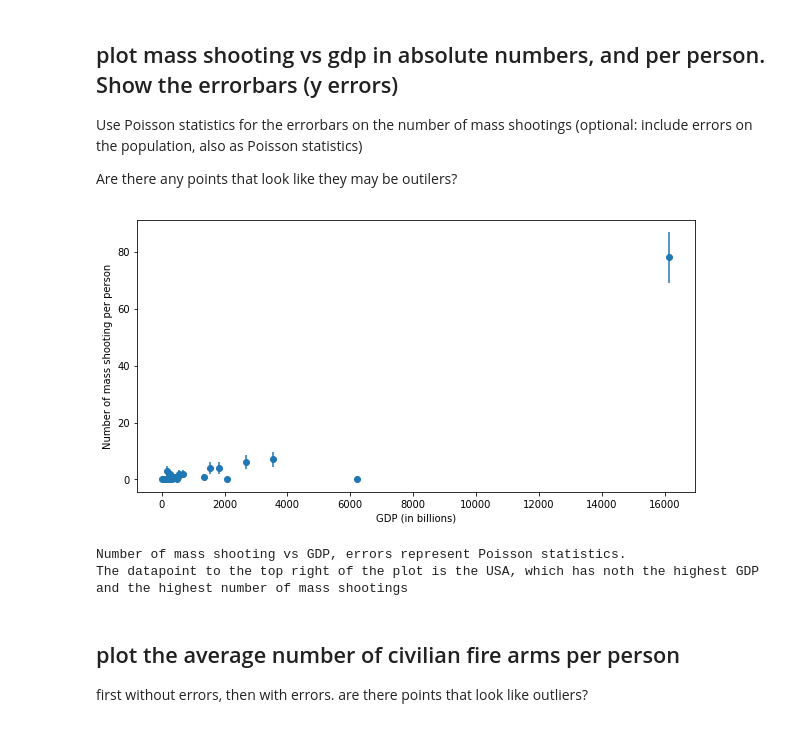
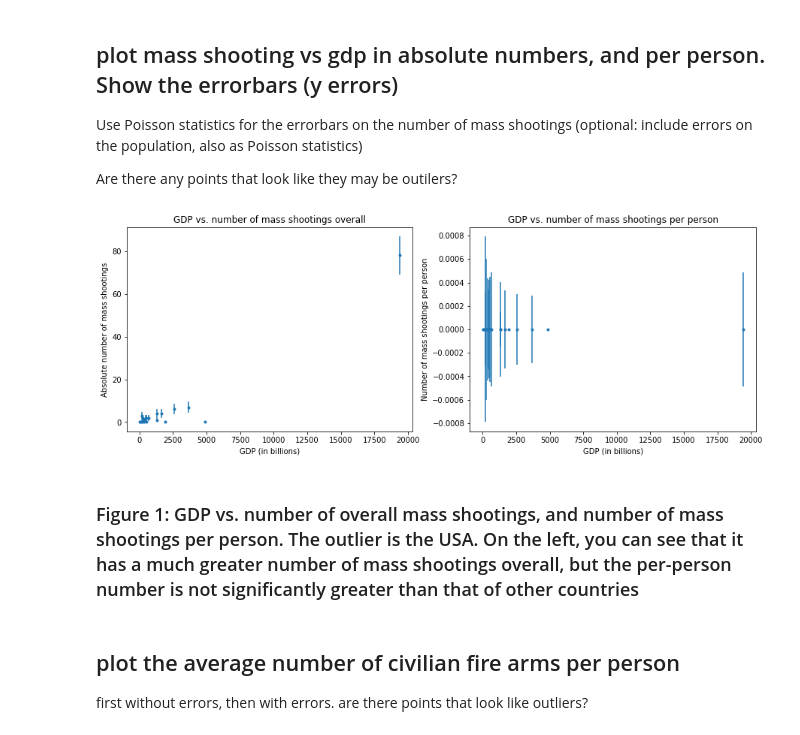
Before and after one commit to aawerner/PUI2018_aaw329, a Jupyter notebook: HW9_aaw329/HW9_3_aaw329.ipynb, the cells around one changed output. Saved outputs shown, nothing was run; the diff lists cells and outputs as text; code cells hidden in the pictures.

```diff
--- a/HW9_aaw329/HW9_3_aaw329.ipynb
+++ b/HW9_aaw329/HW9_3_aaw329.ipynb
@@ -66,7 +86,8 @@ firearms_df.head()
 | 3 | Anguilla | AI | WHO-MDB | 24.0 | 1.0 | ... |
 | 4 | Argentina | AR | Ministry of Justice | 52.0 | 1198.0 | ... |
 # %%
-merged = mass_shooting_df.merge(pop_df, left_on="Country", right_on="TableName")
+merged = mass_shooting_df.merge(pop_df, left_on="Country", right_on="Country Name")
+merged = merged.merge(gdp_df, left_on="Country", right_on="Country Name")
 merged_full = merged.merge(firearms_df, left_on="Country", right_on="Country/Territory")
 merged_full.head()
 # %% [output]
@@ -78,0 +100,10 @@ merged_full.head()
+# %%
+df = merged_full.drop(merged_full.columns.difference(["Country Name",
+                                                      "Average total all civilian firearms",
+                                                      "Population",
+                                                      "GDP",
+                                                      "Number of homicides by firearm",
+                                                      "Country",
+                                                      "Guns per 100 inhabitants",
+                                                      "Number of mass shootings (1983-2013)"]), 1)
+df.head()
@@ -84,25 +122,37 @@ merged_full.head()
 Use Poisson statistics for the errorbars on the number of mass shootings (optional: include errors on the population, also as Poisson statistics)
 
 Are there any points that look like they may be outilers?
+# %%
+df["shootingspp"] = df['Number of mass shootings (1983-2013)'] / df["Population"]
 # %%
-fig = pl.figure(figsize=(10,5))
-ax = fig.add_subplot(111)
+fig = pl.figure(figsize=(15,5))
+ax = fig.add_subplot(121)
 
-scatter = ax.scatter(df_.gdp / 1e9, df_['Number of mass shootings'])
-ax.errorbar(df_.gdp / 1e9, df_['Number of mass shootings'],
-            yerr = np.sqrt(df_['Number of mass shootings'] * 1.0), fmt = '.')
+#scatter = ax.scatter(df.GDP / 1e9, df['Number of mass shootings (1983-2013)'])
+ax.errorbar(df.GDP / 1e9,
+            df['Number of mass shootings (1983-2013)'],
+            yerr = np.sqrt(df['Number of mass shootings (1983-2013)'] * 1.0),
+            fmt = '.')
 ax.set_xlabel("GDP (in billions)")
-ax.set_ylabel("Number of mass shooting per person")
+ax.set_ylabel("Absolute number of mass shootings")
 ax.set_ylim()
+ax.set_title("GDP vs. number of mass shootings overall")
+
+ax = fig.add_subplot(122)
+ax.errorbar(df.GDP / 1e9,
+            df["shootingspp"],
+            yerr = np.sqrt(df["shootingspp"] * 1.0),
+            fmt = '.')
+ax.set_xlabel("GDP (in billions)")
+ax.set_ylabel("Number of mass shootings per person")
+ax.set_ylim()
+ax.set_title("GDP vs. number of mass shootings per person")
+
 pl.show()
-print ("Number of mass shooting vs GDP, " +
-       "errors represent Poisson statistics.\n" +
-       "The datapoint to the top right of the plot is the USA, " +
-       "which has noth the highest GDP and the highest number of mass shootings")
 # %% [output]
-[figure, old version]
+[figure, new version]
-Number of mass shooting vs GDP, errors represent Poisson statistics.
-The datapoint to the top right of the plot is the USA, which has noth the highest GDP and the highest number of mass shootings
+# %% [markdown]
+### Figure 1: GDP vs. number of overall mass shootings, and number of mass shootings per person. The outlier is the USA. On the left, you can see that it has a much greater number of mass shootings overall, but the per-person number is not significantly greater than that of other countries
 # %% [markdown]
 ## plot the average number of civilian fire arms per person
 first without errors, then with errors. are there  points that look like outliers?
```
Also changed, not shown: parts of 30 cells of this notebook.
